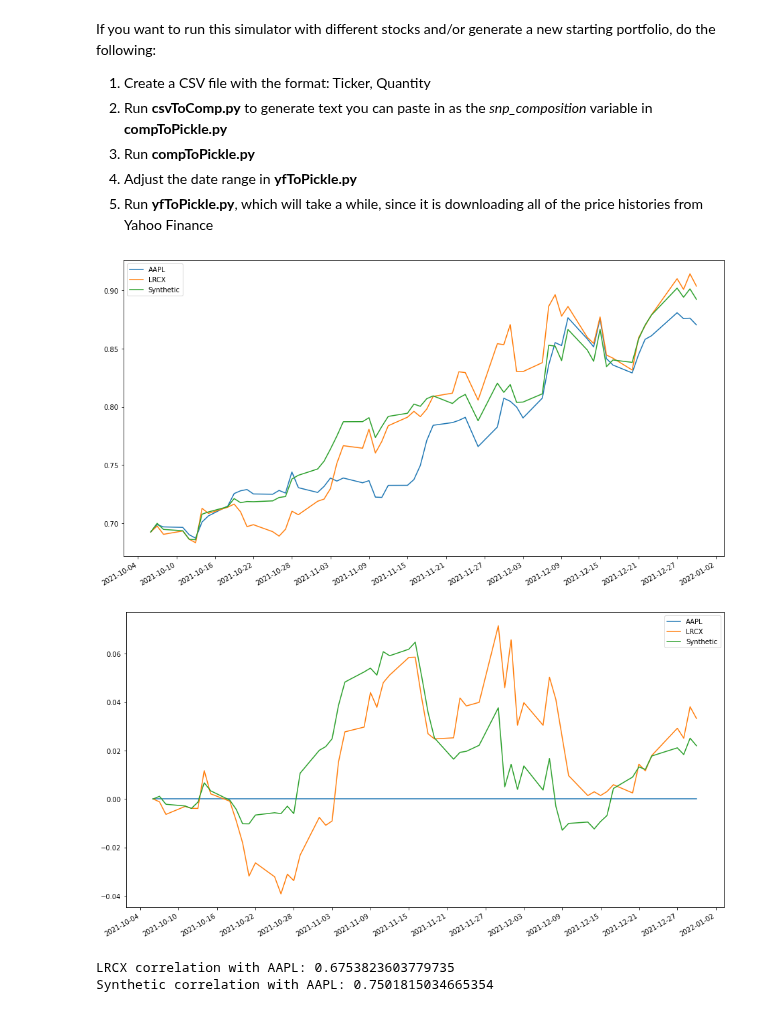
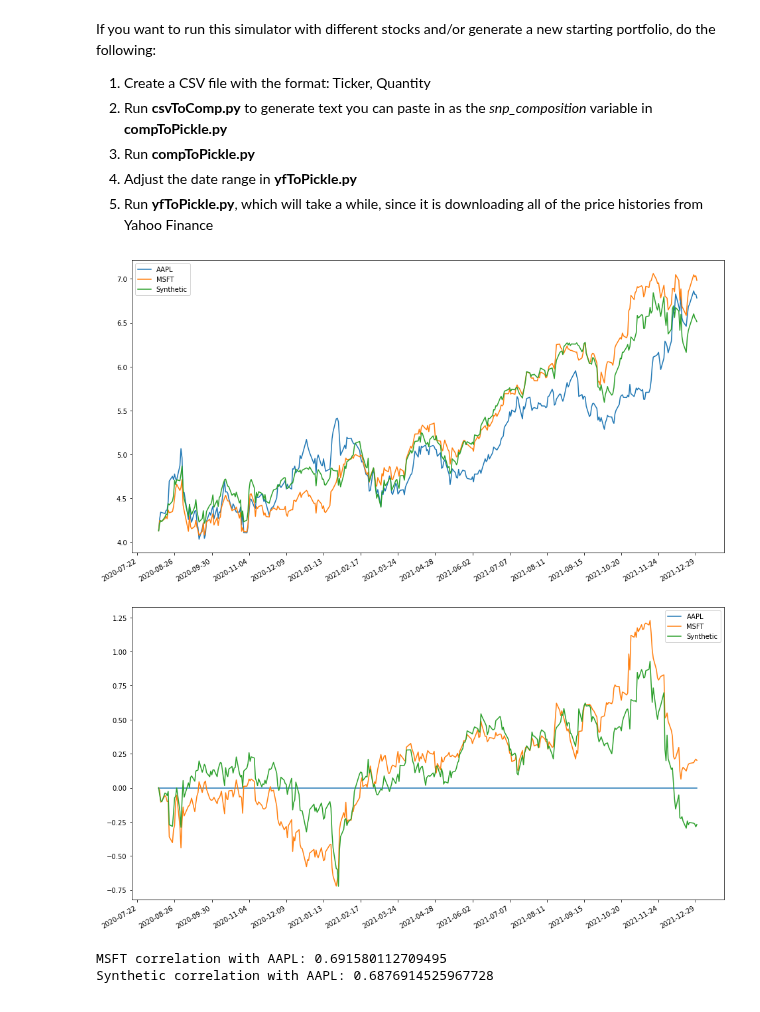
Before and after one commit to NikhilAPatel/A-Hybrid-Learning-Approach-to-Generating-Synthetic-Positions-for-Tax-Loss-Harvesting, a Jupyter notebook: model.ipynb, the cells around one changed output. Saved outputs shown, nothing was run; the diff lists cells and outputs as text; code cells hidden in the pictures.

Commit message:
Robust calls to simulate_stock

```diff
--- a/model.ipynb
+++ b/model.ipynb
@@ -568,47 +568,57 @@ def run_simulation(sim_start_date, sim_end_date, portfolios):
             # for losing_stock in losers:
             #     # Get dictionary of replacement stocks {'Ticker': Quantity}
             #     replacement_stocks = hybrid_learning_replace(losing_stock)
             #
             #     # Sell the losing stock
             #     portfolio.sell_stock(losing_stock, sell_all=True)
             #
             #     # Buy the replacement stocks
             #     for buy_stock in replacement_stocks.keys():
             #         portfolio.buy_stock(buy_stock, replacement_stocks[buy_stock])
 
             # Allow the portfolio to perform end-of-day updates
             sim_portfolio.end_day(all_dates[date])
 
     returns = []
 
     # Inform the portfolio that the simulation has ended
     for portfolio in portfolios:
         returns.append(portfolio.end_simulation(sim_start_date, sim_end_date))
 
     generate_end_report(portfolios, sim_start_date, sim_end_date)
 
-def simulate_stock(stock, end_date, num_days, num_principal_components, num_pred_stocks, sparse):
-    s_s_date = end_date-num_days
-    correlated_stock_ticker = list(corr_list_for_single_stock(stock, end_date, num_days).keys())[1]
+#TODO need to specify separate training and testing dates
+def simulate_stock(stock, sim_start_date, sim_end_date, tr_end_date, train_num_days, num_principal_components, num_pred_stocks, sparse):
+    # Find correlated stock during training period
+    correlated_stock_ticker = list(corr_list_for_single_stock(stock, tr_end_date, train_num_days).keys())[1]
 
-    synth_stocks = model_output_to_portfolio(predict_portfolio(stock, num_principal_components, num_days, end_date, num_pred_stocks, sparse), s_s_date)
+    # Find synthetic stock portfolio during training period
+    synth_stocks = model_output_to_portfolio(predict_portfolio(stock, num_principal_components, train_num_days, tr_end_date, num_pred_stocks, sparse), sim_start_date)
 
-    synth_stock_portfolio = Portfolio("Synthetic", s_s_date, 0, starting_stocks = synth_stocks, synthetic = True)
-    correlated_stock_portfolio = Portfolio(correlated_stock_ticker, s_s_date, 0, starting_stocks = {correlated_stock_ticker: Stock(correlated_stock_ticker, s_s_date, 1)})
-    baseline_stock_portfolio = Portfolio(stock, s_s_date, 0, starting_stocks= {stock: Stock(stock, s_s_date, 1)}, baseline=True)
+    synth_stock_portfolio = Portfolio("Synthetic", sim_start_date, 0, starting_stocks = synth_stocks, synthetic = True)
+    correlated_stock_portfolio = Portfolio(correlated_stock_ticker, sim_start_date, 0, starting_stocks = {correlated_stock_ticker: Stock(correlated_stock_ticker, sim_start_date, 1)})
+    baseline_stock_portfolio = Portfolio(stock, sim_start_date, 0, starting_stocks= {stock: Stock(stock, sim_start_date, 1)}, baseline=True)
 
 
     # ensure that the real stock is first in the portfolio
-    portfolios = get_normalized_portfolios([baseline_stock_portfolio, synth_stock_portfolio, correlated_stock_portfolio], end_date-num_days)
+    portfolios = get_normalized_portfolios([baseline_stock_portfolio, synth_stock_portfolio, correlated_stock_portfolio], sim_start_date)
 
-    run_simulation(end_date-num_days, end_date, portfolios)
+    run_simulation(sim_start_date, sim_end_date, portfolios)
 
-simulate_stock('AAPL', test_end_date, 60, 2, 10, True)
+# def simulate_stock(stock: {__eq__},
+#                    sim_start_date: Any,
+#                    sim_end_date: {__sub__},
+#                    tr_end_date: {__sub__},
+#                    train_num_days: Any,
+#                    num_principal_components: Any,
+#                    num_pred_stocks: Any,
+#                    sparse: Any) -> None
+simulate_stock('AAPL', test_start_date, test_end_date, train_end_date, 120, 2, 10, False)
 # %% [output]
-[figure, old version]
+[figure, new version]
-[figure, old version]
+[figure, new version]
-LRCX correlation with AAPL: 0.6753823603779735
-Synthetic correlation with AAPL: 0.7501815034665354
+MSFT correlation with AAPL: 0.691580112709495
+Synthetic correlation with AAPL: 0.6876914525967728
 # %%
 # # Set simulator start and end dates
 # sim_start_date = test_start_date
```
